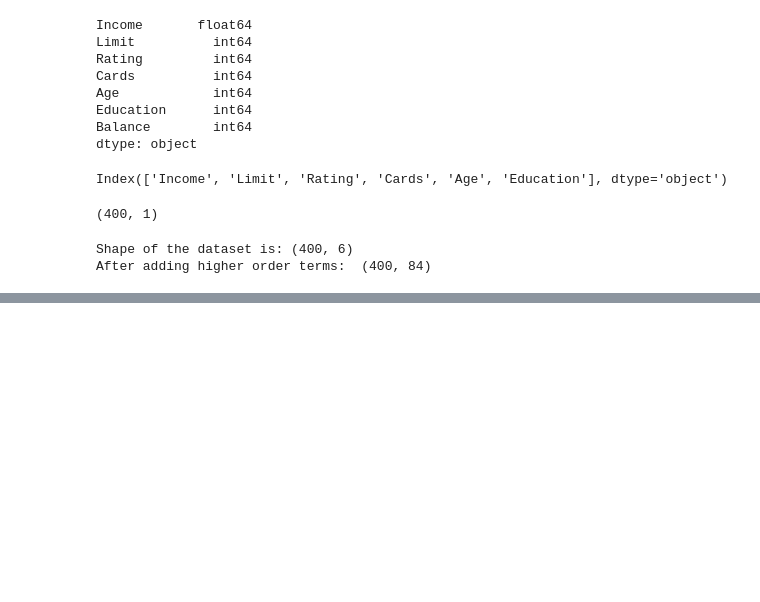
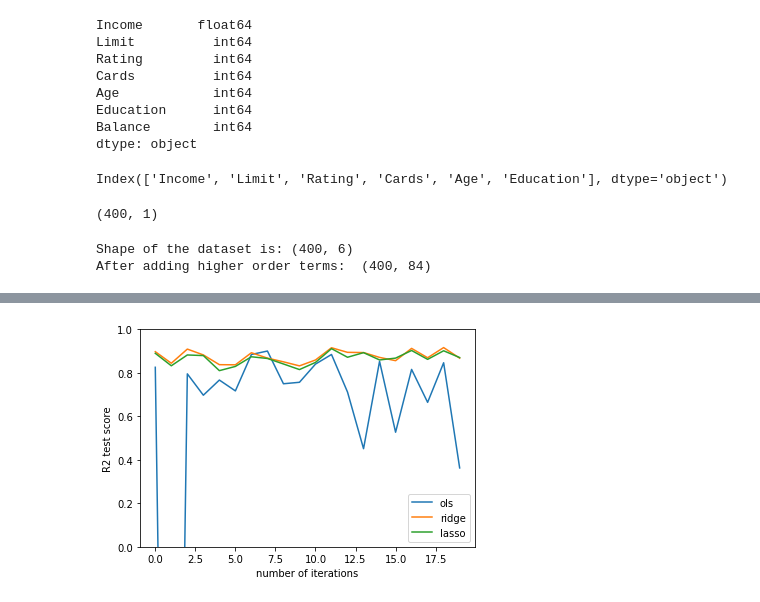
Before and after one commit to Lastew/dc-ds-071519, a Jupyter notebook: Module-4/week_2/regularization/regularization-Copy1.ipynb, the cells around one changed output, grey strips where cells are left out. Cells and saved outputs as stored; diff of their text form; code cells hidden in the pictures; blank space fills up the shorter version.

```diff
--- a/Module-4/week_2/regularization/regularization-Copy1.ipynb
+++ b/Module-4/week_2/regularization/regularization-Copy1.ipynb
@@ -249,3 +257,9 @@ trained_models = model_expreriment(num_iter=20,
+# %%
+trained_models = model_expreriment(num_iter=20,
+                                   models = ['ols','ridge','lasso'],
+                                   complexity= 'polynomial')
+# %% [output]
+[figure, added]
 # %%
 ## After run model_experiment with complexity == 'polynomial'
 
```
Also changed, not shown: parts of 8 cells of this notebook, 5 other files.
